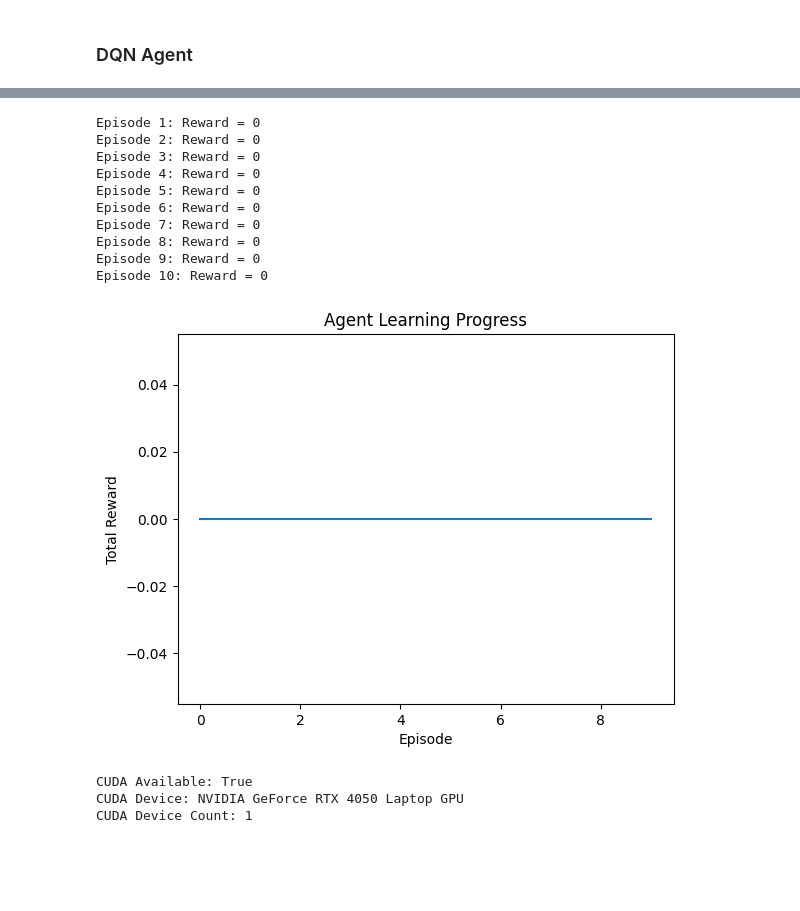
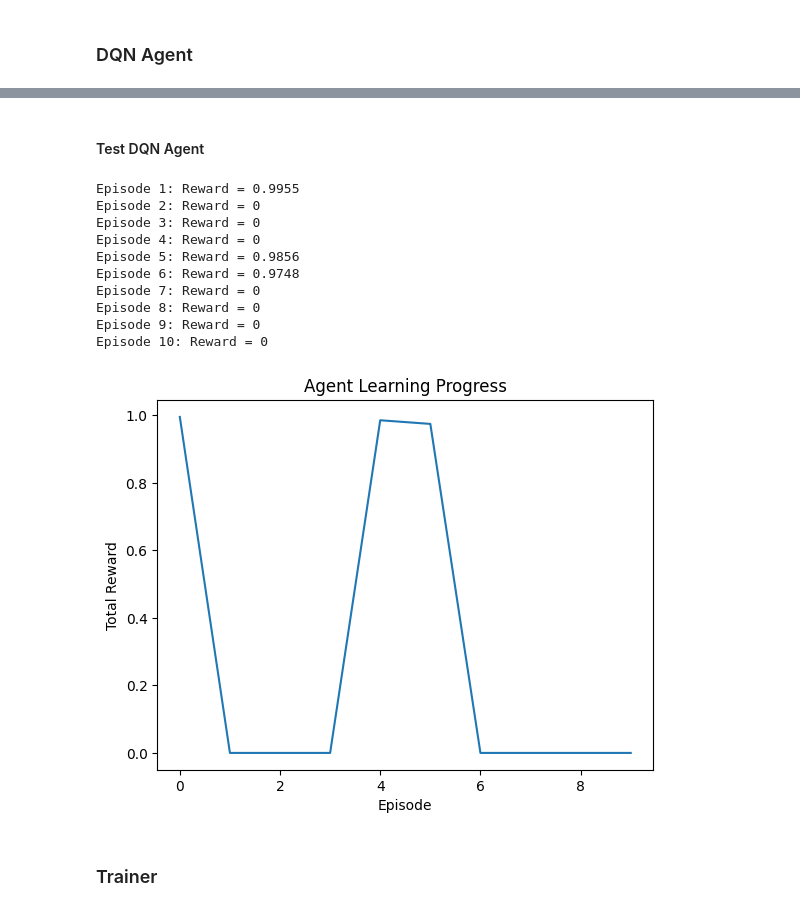
Before and after one commit to yGit741/RL-final, a Jupyter notebook: RL_final.ipynb, the cells around one changed output, grey strips where cells are left out. Cells and saved outputs as stored; diff of their text form; code cells hidden in the pictures; blank space fills up the shorter version.

```diff
--- a/RL_final.ipynb
+++ b/RL_final.ipynb
@@ -122,7 +135,7 @@ env = gymnasium.make("MiniGrid-MultiRoom-N6-v0", render_mode=render_mode, highli
 env = RGBImgPartialObsWrapper(env)
 env = ImgObsWrapper(env)
 # video_filename = '/content/vid_partial.mp4'
-video_filename = "C:/Users/ASUS/OneDrive/MSc MLDS/Reinforcement Learning/Projects/final-project/videos/vid.mp4"
+video_filename = "C:/Users/ASUS/OneDrive/MSc MLDS/Reinforcement Learning/Projects/final-project/videos/fdfdfdfdfdf.mp4"
 truncated = False
 # Evaluation
 with imageio.get_writer(video_filename, fps=10) as video:
@@ -139,7 +152,7 @@ with imageio.get_writer(video_filename, fps=10) as video:
       if truncated:
         print("done","reward=", total_reward,"num_of_steps=",step)
         break
-embed_mp4(video_filename)
+# embed_mp4(video_filename)
 # %% [output]
 IMAGEIO FFMPEG_WRITER WARNING: input image is not divisible by macro_block_size=16, resizing from (56, 56) to (64, 64) to ensure video compatibility with most codecs and players. To prevent resizing,  ...
 done reward= 0 num_of_steps= 120
@@ -244,7 +254,7 @@ class FrameStackPreprocess:
     def _convert_to_grayscale(self, frame):
         """Converts an RGB frame to grayscale and normalizes it."""
         frame_gray = cv2.cvtColor(frame, cv2.COLOR_RGB2GRAY)  # Convert to grayscale
-        frame_gray = frame_gray.astype(np.float32) / 255.0  # Normalize pixel values
+        # frame_gray = frame_gray.astype(np.float32) / 255.0  # Normalize pixel values
         return frame_gray  # Shape: (H, W)
 
     def _downsample(self, frame):
@@ -276,4 +286,4 @@ class FrameStackPreprocess:
 env, obs = create_multiroom_env(1, 50)
 frame_stack=FrameStackPreprocess()
 frame_stack.reset(obs)
-frame_stack.get_stack()
+frame_stack.get_stack().shape
@@ -930,7 +854,7 @@ class RandomAgent(BaseAgent):
         """
         return nn.Sequential(nn.Linear(1, 1))  # Dummy model
 
-    def _select_action(self, state) -> int:
+    def select_action(self, state) -> int:
         """
         Selects a random action.
         """
@@ -1074,7 +950,7 @@ class DQNAgent(BaseAgent):
         return QNet((self.frame_stack.num_frames,*self.frame_stack.downsample_size),
                     len(self.actions_space)).to(self.device)
 
-    def _select_action(self, state: np.ndarray) -> int:
+    def select_action(self, state: np.ndarray) -> int:
         """
         Selects an action using an epsilon-greedy strategy.
         """
@@ -1089,11 +965,6 @@ class DQNAgent(BaseAgent):
             action = self.actions_space[action_index]  # map index to actual action
             return action
 
-    # # 🔍 Print selected action for debugging
-    # print(f"Selected action: {action} (index {action_index}), Actions Space: {self.actions_space}")
-
-    # return action
-
     def train_step(self) -> None:
         """
         Performs a single training step: samples from the replay buffer, computes the loss, and updates the network.
@@ -1105,12 +976,20 @@ class DQNAgent(BaseAgent):
         states, actions, rewards, next_states, dones = self.memory.sample()
 
         # verify all tensors are on the same device
-        device = states.device
+        # device = states.device
+        # states = states.to(self.device)
+        # actions = actions.to(self.device)
+        # rewards = rewards.to(self.device)
+        # next_states = next_states.to(self.device)
+        # dones = dones.to(self.device)
+        # self.policy_net.to(self.device)
+        # self.target_net.to(self.device)
         states = states.to(self.device)
         actions = actions.to(self.device)
         rewards = rewards.to(self.device)
         next_states = next_states.to(self.device)
         dones = dones.to(self.device)
+
         self.policy_net.to(self.device)
         self.target_net.to(self.device)
 
@@ -1173,28 +1029,23 @@ array([[[100, 100, 100],
+# %% [markdown]
+#### Test DQN Agent
 # %%
-env, obs = create_multiroom_env(num_rooms=2, max_room_size=5, seed=5)
+env, obs = create_multiroom_env(num_rooms=1, max_room_size=10, seed=5, max_steps=1000)
 
-frames_in_stack = 3
-downsample_size = (14, 14)
 gamma = 0.99
 learning_rate = 1e-3
 max_epsilon=1
 epsilon_decay= 0.99
 min_epsilon=0.1
 target_update_freq = 10
-action_space = [0, 1, 2, 5]
 
 # Initialize DQNAgent
 agent = DQNAgent(
-    frames_in_stack=frames_in_stack,
-    downsample_size=downsample_size,
     gamma=gamma,
     lr=learning_rate,
     max_epsilon=max_epsilon,
     epsilon_decay=epsilon_decay,
     min_epsilon=min_epsilon,
-    target_update_freq=target_update_freq,
-    actions_space=action_space,
-    batch_size=32
+    target_update_freq=target_update_freq
 )
 
 
@@ -1225,50 +1076,39 @@ for episode in range(num_episodes):
          # Start training only after 32 samples in replay buffer
         if len(agent.memory) >= batch_size:
             batch = agent.memory.sample()
             agent.train_step()
 
         # Update state and track reward
         state = next_state_stacked
         episode_reward += reward
 
         if done or truncated:
             break
 
             # Store episode reward
     episode_rewards.append(episode_reward)
     print(f"Episode {episode+1}: Reward = {episode_reward}")
 
 # Plot rewards over time
 plt.plot(episode_rewards)
 plt.xlabel("Episode")
 plt.ylabel("Total Reward")
 plt.title("Agent Learning Progress")
 plt.show()
 # %% [output]
-Episode 1: Reward = 0
+Episode 1: Reward = 0.9955
 Episode 2: Reward = 0
 Episode 3: Reward = 0
 Episode 4: Reward = 0
-Episode 5: Reward = 0
-Episode 6: Reward = 0
+Episode 5: Reward = 0.9856
+Episode 6: Reward = 0.9748
 Episode 7: Reward = 0
 Episode 8: Reward = 0
 Episode 9: Reward = 0
 Episode 10: Reward = 0
-[figure, old version]
+[figure, new version]
-# %%
-import torch
-
-cuda_available = torch.cuda.is_available()
-print(f"CUDA Available: {cuda_available}")
-
-if cuda_available:
-    print(f"CUDA Device: {torch.cuda.get_device_name(0)}")
-    print(f"CUDA Device Count: {torch.cuda.device_count()}")
-# %% [output]
-CUDA Available: True
-CUDA Device: NVIDIA GeForce RTX 4050 Laptop GPU
-CUDA Device Count: 1
+# %% [markdown]
+### Trainer
 # %%
 import numpy as np
 import torch
```
Also changed, not shown: parts of 35 cells of this notebook, 2 other files.
